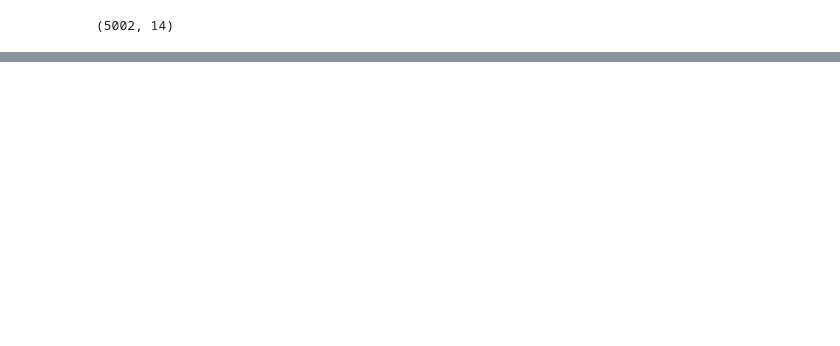
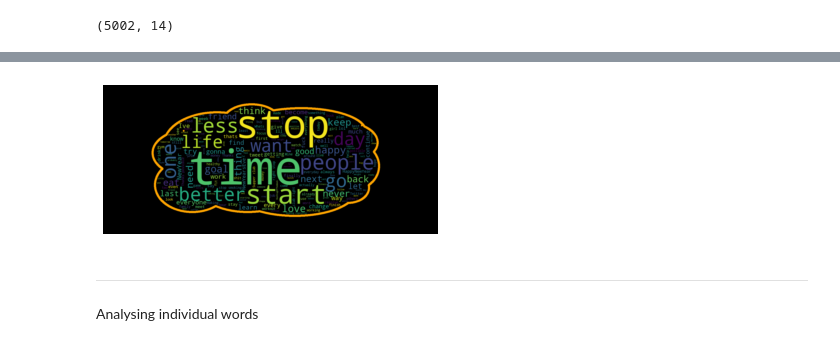
Before and after one commit to RobertaBRC/portfolio_projects, a Jupyter notebook: NewYearsResolutions.ipynb, the cells around one changed output, grey strips where cells are left out. Cells and saved outputs as stored; diff of their text form; code cells hidden in the pictures; blank space fills up the shorter version.

Commit message:
Updated analysis

```diff
--- a/NewYearsResolutions.ipynb
+++ b/NewYearsResolutions.ipynb
@@ -33,0 +154,20 @@ Name: text, Length: 5002, dtype: object
+# %%
+# Creating a word cloud to visualise the most commonly occuring words: for the purpose of this word cloud, let's remove the words in 'New Years Resolutions', which not surprisingly, are the most frequently occurring words
+
+allTweets = ' '.join([text for text in ny_resolutions['text']]).split()
+allTweets = [word for word in allTweets
+    if word.lower() not in('newyearsresolution', 'new', 'year', 'years', 'resolution', 'resolutions')]
+allTweets = ' '.join(allTweets)
+
+custom_mask = np.array(Image.open('image_word_cloud.png'))
+
+wordCloud = WordCloud(stopwords = STOPWORDS, mask = custom_mask, contour_color = 'orange', contour_width = 15, max_font_size = 200).generate(allTweets)
+plt.imshow(wordCloud, interpolation = 'bilinear')
+plt.axis('off')
+plt.show()
+# %% [output]
+[figure, added]
+# %% [markdown]
+---
+# %% [markdown]
+Analysing individual words
```
Also changed, not shown: parts of 15 cells of this notebook.
